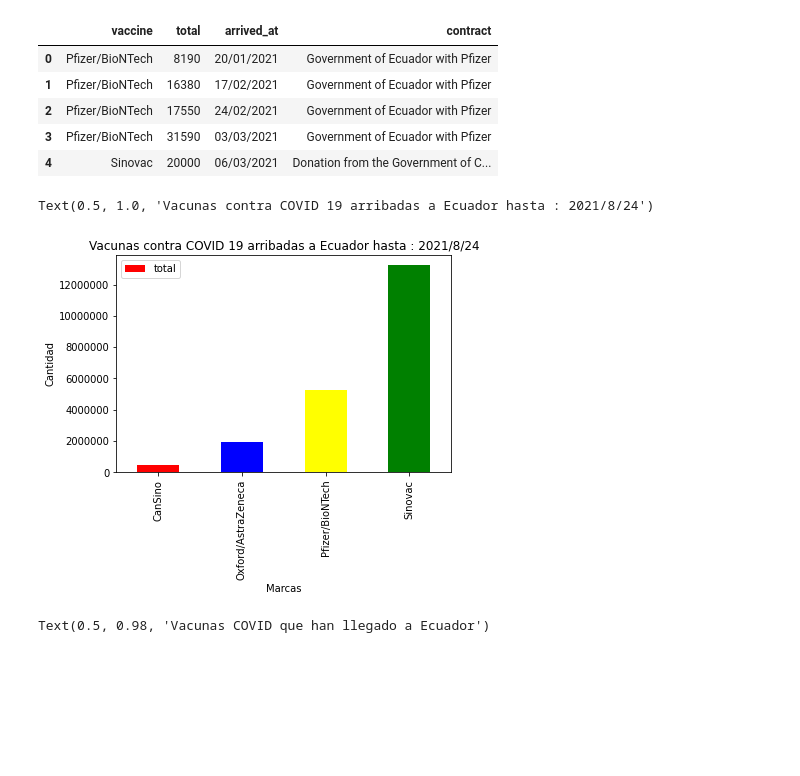
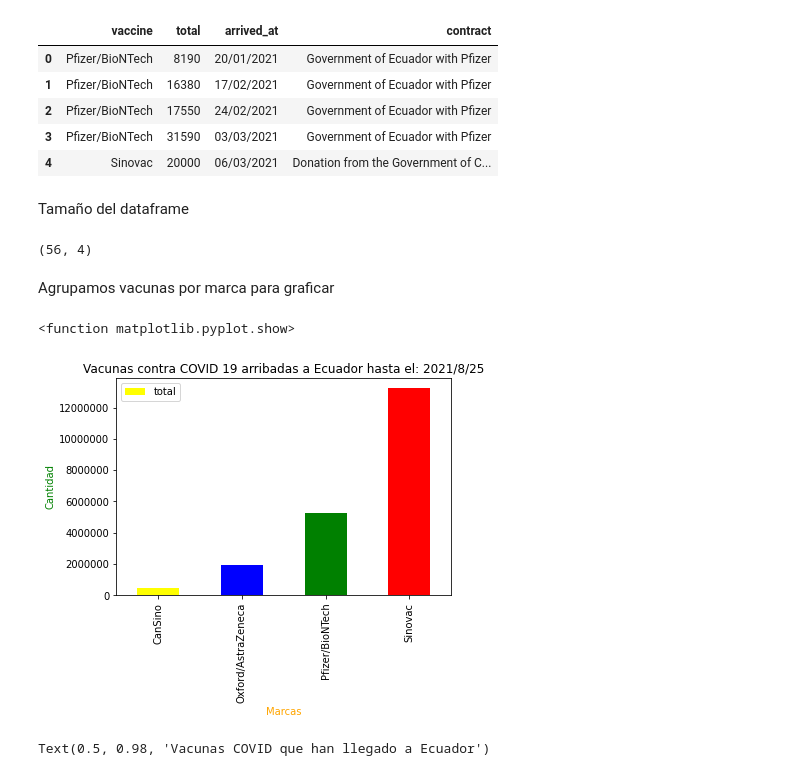
Before and after one commit to gusecuador/tratamientoDatos, a Jupyter notebook: desafio2/PracticasTratamientoDatosGustavo.ipynb, the cells around one changed output. Drawn from its saved outputs; the diff is of its cells as text; code cells hidden in the pictures; blank space fills up the shorter version.

```diff
--- a/desafio2/PracticasTratamientoDatosGustavo.ipynb
+++ b/desafio2/PracticasTratamientoDatosGustavo.ipynb
@@ -13,19 +16,29 @@ df.head()
 | 2 | Pfizer/BioNTech | 17550 | 24/02/2021 | Government of Ecuador with Pfizer |
 | 3 | Pfizer/BioNTech | 31590 | 03/03/2021 | Government of Ecuador with Pfizer |
 | 4 | Sinovac | 20000 | 06/03/2021 | Donation from the Government of C... |
+# %% [markdown]
+Tamaño del dataframe
+# %%
+df.shape
+# %% [output]
+(56, 4)
+# %% [markdown]
+Agrupamos vacunas por marca para graficar
 # %%
 #Vamos a agrupar por marca de vacuna para graficar
-import numpy as pd
+import matplotlib.pyplot as plt
 import time
+
+#plt.figure(figsize=(5,5))
 plt.ticklabel_format(style='plain')
-
-df.groupby('vaccine')['total'].sum().plot(kind='bar',legend='reverse',color={'yellow','blue','red','green'})
-plt.ylabel("Cantidad")
-plt.xlabel("Marcas")
-plt.title("Vacunas contra COVID 19 arribadas a Ecuador hasta : " + str(time.localtime().tm_year ) + "/"+ str(time.localtime().tm_mon,) + "/"+ str(time.localtime().tm_mday))
+df.groupby('vaccine')['total'].sum().plot(kind='bar',legend='reverse',color={'yellow','blue','green','red'})
+plt.title("Vacunas contra COVID 19 arribadas a Ecuador hasta el: " + str(time.localtime().tm_year ) + "/"+ str(time.localtime().tm_mon,) + "/"+ str(time.localtime().tm_mday))
+plt.ylabel("Cantidad",{'color':"green"})
+plt.xlabel('Marcas',{'color':"orange"})
+plt.show
 # %% [output]
-Text(0.5, 1.0, 'Vacunas contra COVID 19 arribadas a Ecuador hasta : 2021/8/24')
+<function matplotlib.pyplot.show>
-[figure, old version]
+[figure, new version]
 # %%
 plt.ticklabel_format(style='plain')
 
```
Also changed, not shown: parts of 17 cells of this notebook.
